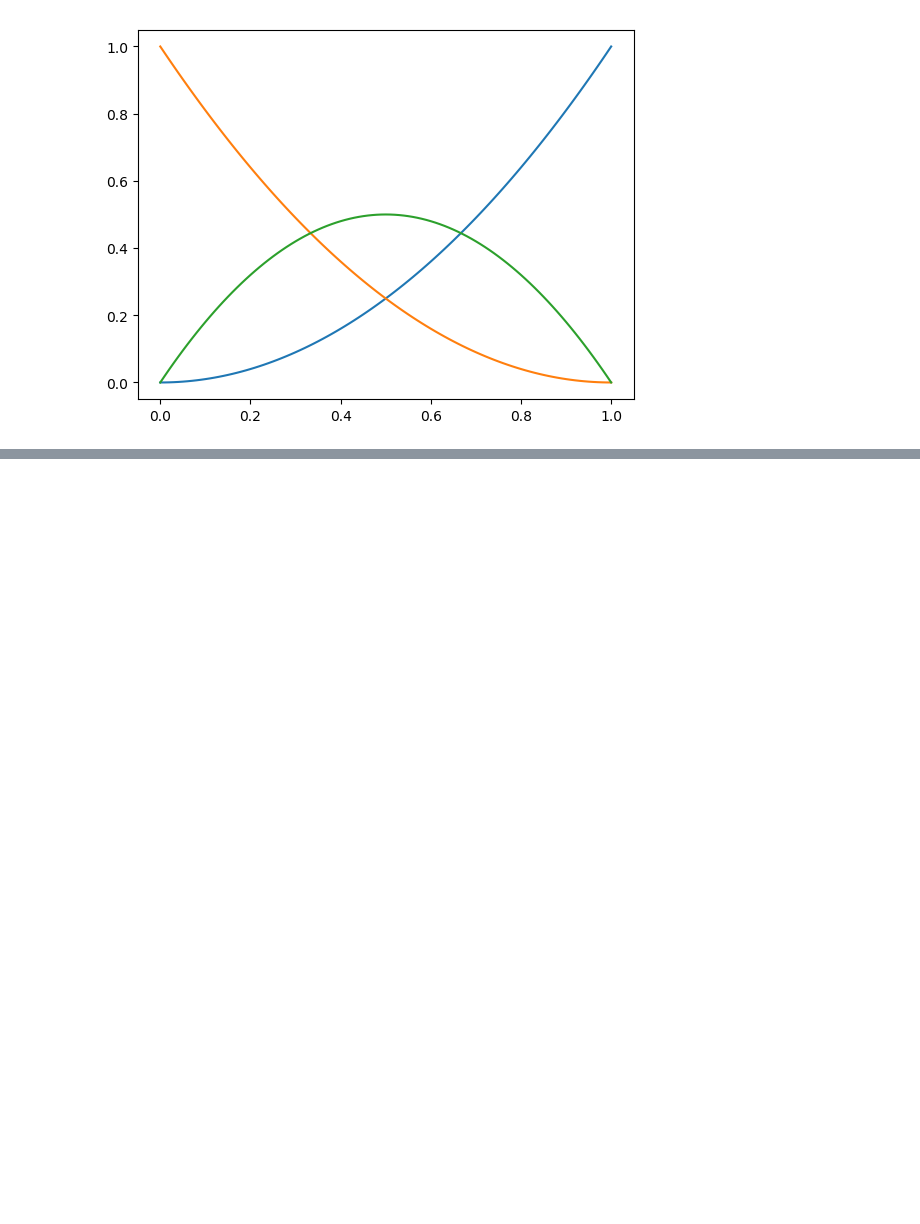
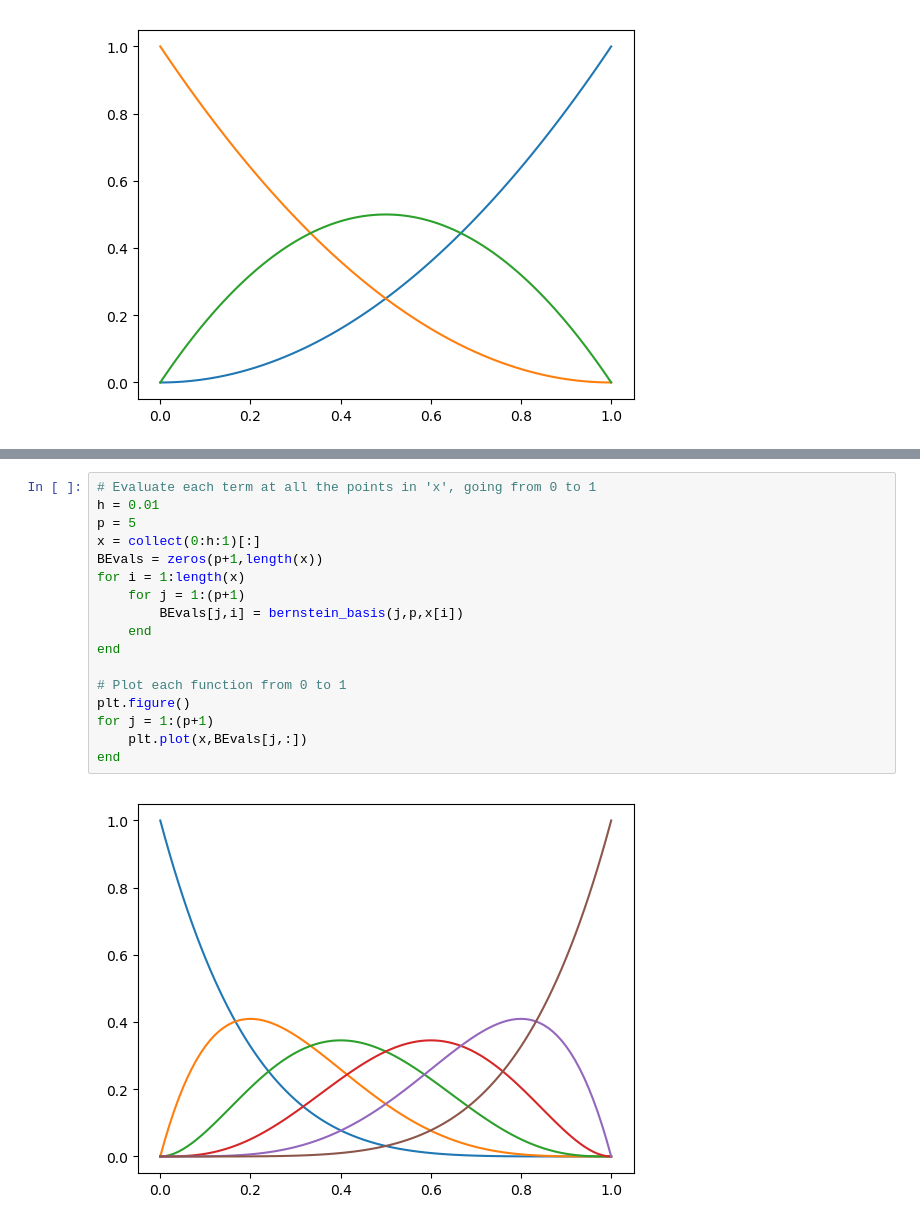
Before and after one commit to schmidticus/testrepo_jupytertest1, a Jupyter notebook: Test1.ipynb, the cells around one changed output, grey strips where cells are left out. Cells and saved outputs as stored; diff of their text form; blank space fills up the shorter version.

```diff
--- a/Test1.ipynb
+++ b/Test1.ipynb
@@ -131,0 +165,19 @@ end
+# %%
+# Evaluate each term at all the points in 'x', going from 0 to 1
+h = 0.01
+p = 5
+x = collect(0:h:1)[:]
+BEvals = zeros(p+1,length(x))
+for i = 1:length(x)
+    for j = 1:(p+1)
+        BEvals[j,i] = bernstein_basis(j,p,x[i])
+    end
+end
+
+# Plot each function from 0 to 1
+plt.figure()
+for j = 1:(p+1)
+    plt.plot(x,BEvals[j,:])
+end
+# %% [output]
+[figure, added]
```
Also changed, not shown: parts of 4 cells of this notebook.
